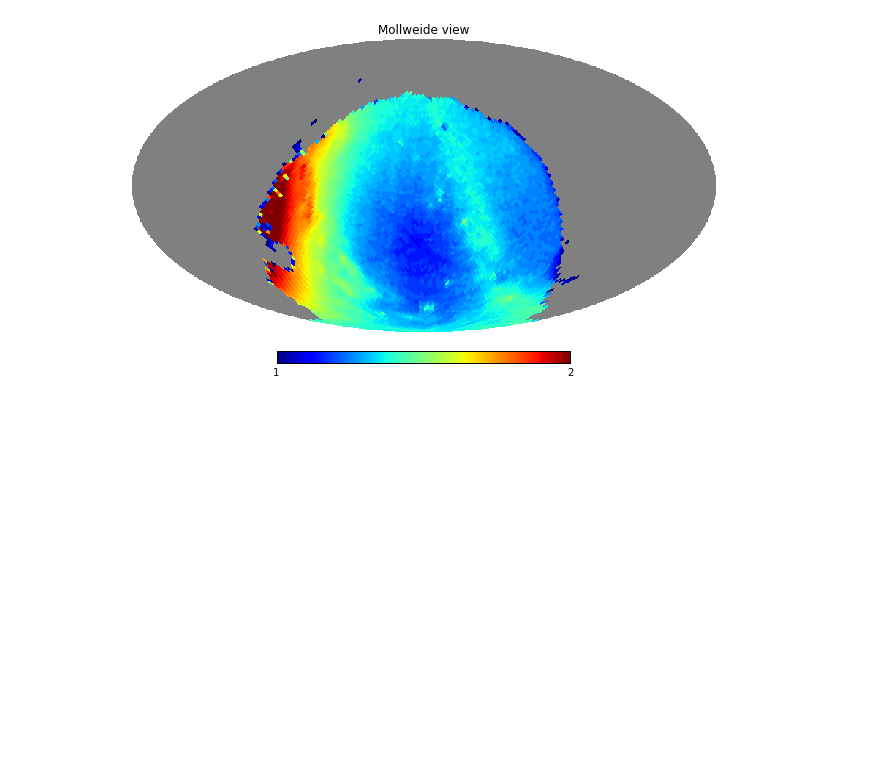
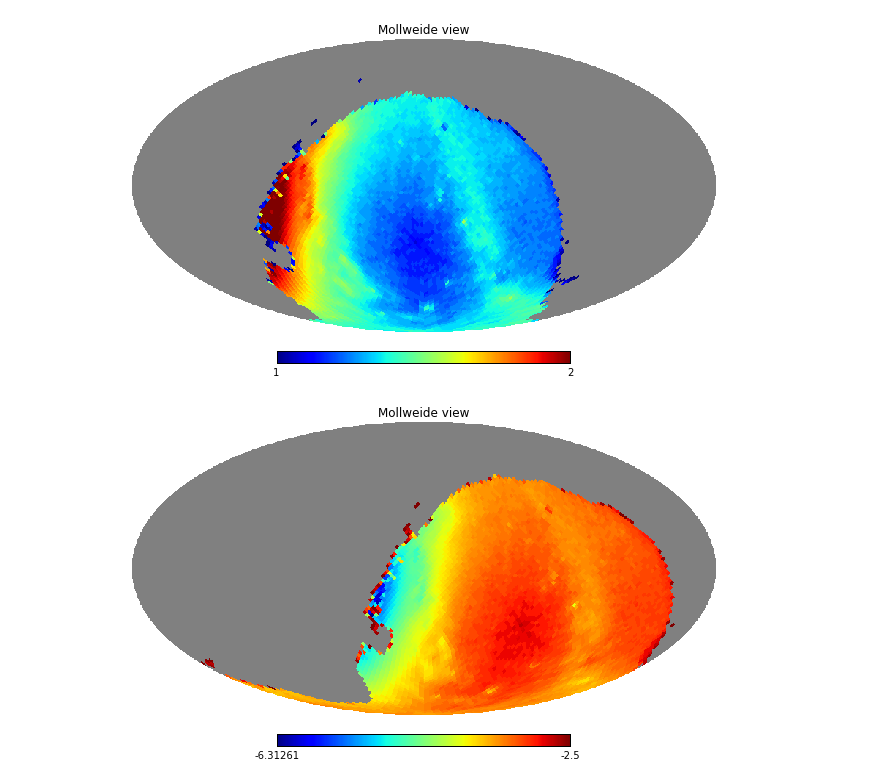
Before and after one commit to yoachim/ScratchStuff, a Jupyter notebook: allSkyCoords/checkProj.ipynb, the cells around one changed output. Saved outputs shown, nothing was run; the diff lists cells and outputs as text; code cells hidden in the pictures; blank space fills up the shorter version.

```diff
--- a/allSkyCoords/checkProj.ipynb
+++ b/allSkyCoords/checkProj.ipynb
@@ -129,3 +194,34 @@ hp.mollview(ack, max=2)
 # %% [output]
 [figure]
 [figure]
+# %%
+#from lsst.sims.utils import Site
+#site = Site('LSST')
+
+mjd = hdulist[0].header['MJD-OBS']
+import ephem
+obs = ephem.Observer()
+obs.lon = -1.23480997381 #site.longitude_rad
+obs.lat = -0.52786436029 #site.latitude_rad
+obs.elevation = 2650.0 #site.height
+doff = ephem.Date(0)-ephem.Date('1858/11/17')
+obs.date = mjd - doff
+lst = obs.sidereal_time()
+#print site.longitude_rad, site.latitude_rad, site.height
+# %%
+ra = np.radians(coords['f2']) - lst
+while ra.min() < 0:
+    ra += 2.*np.pi
+ra = ra % (2.*np.pi)
+# %%
+nside = 32
+healMap = healbin(ra, np.radians(coords['f3']),
+                  image[coords['f1'],coords['f0'] ],nside=nside, reduceFunc=np.median  )
+healMap -= biasLevel
+healMap = -2.5*np.log10(healMap)
+cutoff = -2.5*np.log10(10.)  # Require 10 counts above bias level to consider pixel observed. Why 10, why not!
+healMap[np.isnan(healMap)] = hp.UNSEEN
+healMap[np.where(healMap > cutoff)] = hp.UNSEEN
+hp.mollview(healMap)#, max=2134)
+# %% [output]
+[figure, added]
```
Also changed, not shown: parts of 6 cells of this notebook.
